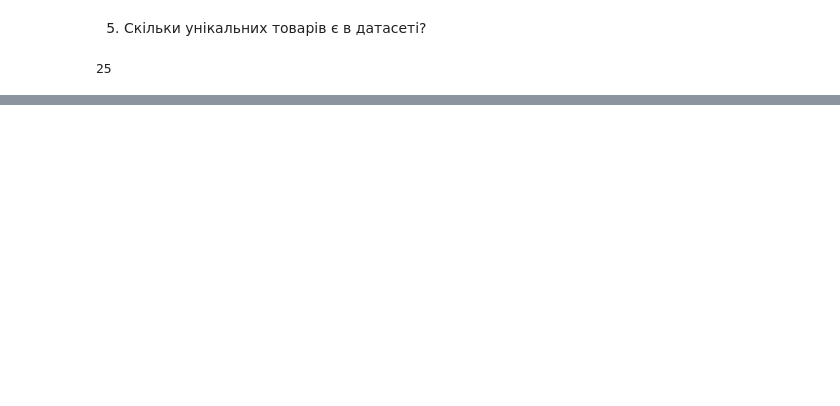
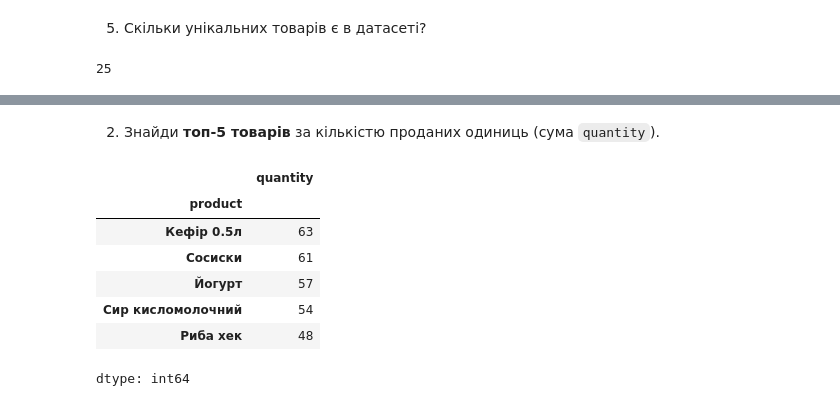
Before and after one commit to volodymyr-holovan/DTA2026, a Jupyter notebook: project_store_sales_analysis/store_sales_analysis.ipynb, the cells around one changed output, grey strips where cells are left out. Drawn from its saved outputs; the diff is of its cells as text; code cells hidden in the pictures; blank space fills up the shorter version.

```diff
--- a/project_store_sales_analysis/store_sales_analysis.ipynb
+++ b/project_store_sales_analysis/store_sales_analysis.ipynb
@@ -213,0 +246,13 @@ df['product'].nunique()
+# %% [markdown]
+2. Знайди **топ-5 товарів** за кількістю проданих одиниць (сума `quantity`).
+# %%
+df.groupby('product')['quantity'].sum().sort_values(ascending=False).head(5)
+# %% [output]
+|  | quantity |
+| product |  |
+| Кефір 0.5л | 63 |
+| Сосиски | 61 |
+| Йогурт | 57 |
+| Сир кисломолочний | 54 |
+| Риба хек | 48 |
+dtype: int64
```
Also changed, not shown: parts of 12 cells of this notebook.
